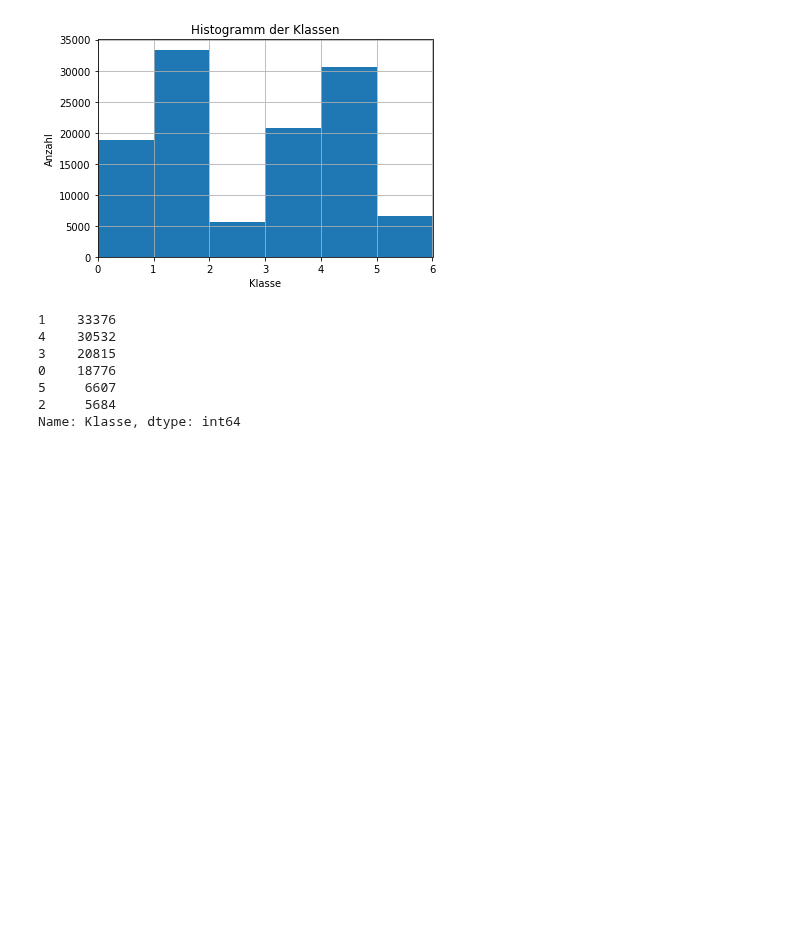
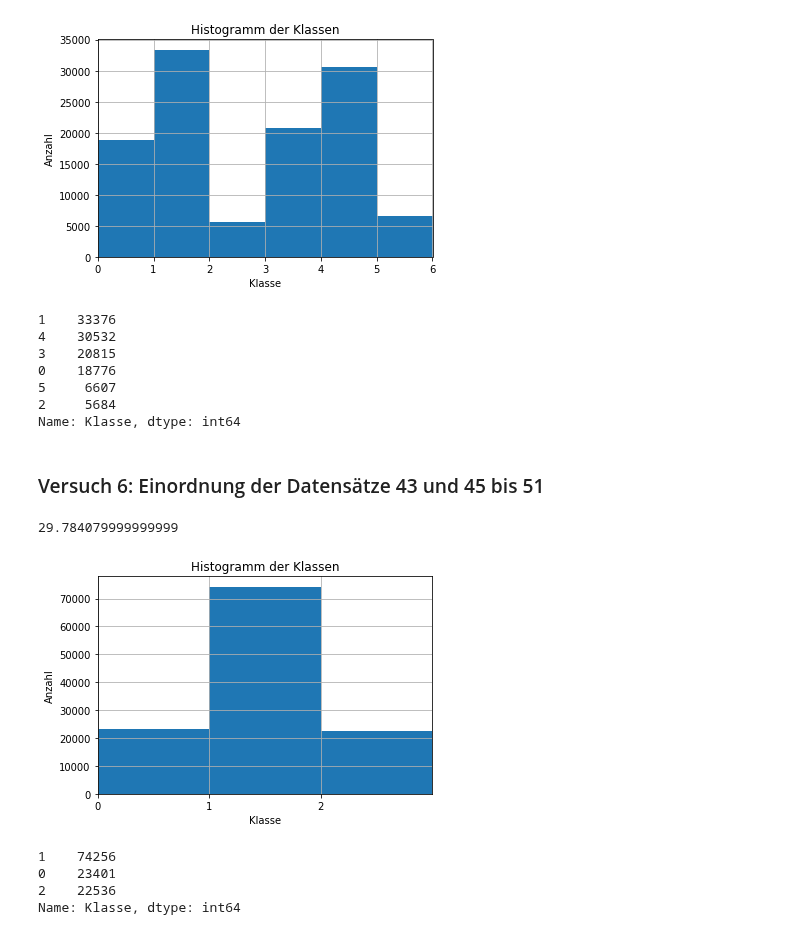
Before and after one commit to SandGreif/FahrradwegeKlassifizierung, a Jupyter notebook: daten_labeln/fuzzyLogic.ipynb, the cells around one changed output. Saved outputs shown, nothing was run; the diff lists cells and outputs as text; code cells hidden in the pictures; blank space fills up the shorter version.

```diff
--- a/daten_labeln/fuzzyLogic.ipynb
+++ b/daten_labeln/fuzzyLogic.ipynb
@@ -1019,3 +1052,5 @@ featuresDf['Klasse'].value_counts()
 5     6607
 2     5684
 Name: Klasse, dtype: int64
+# %% [markdown]
+### Versuch 6: Einordnung der Datensätze 43 und 45 bis 51
@@ -1021,0 +1059,56 @@ Name: Klasse, dtype: int64
+# %%
+maxVibration = featuresDf["Standardabweichung Z-Achse Beschleunigung in m/s^2"].max()
+maxVibration
+# %% [output]
+29.784079999999999
+# %%
+##### Fuzzy System ####
+
+# Wertebereich
+vibration      = np.arange(0,maxVibration,0.001)
+smoothness     = np.arange(0,3           ,1    )
+# Fuzzifizierung Zugehörigkeitsfunktionen
+vibrationLow   = fuzz.trimf(vibration,  [    0, 0,5])
+vibrationMean  = fuzz.trimf (vibration, [    0 ,5,10])
+vibrationHigh  = fuzz.trapmf(vibration, [5,10,maxVibration, maxVibration])
+# Zuordnung der Ausgangsgrößen
+smoothnessGood = fuzz.trimf (smoothness,[0,0,1])
+smoothnessMean = fuzz.trimf (smoothness,[0,1,2])
+smoothnessBad  = fuzz.trimf (smoothness,[1,2,2])
+# %%
+# Klassifizierung der Daten
+featuresDf["Klasse"] = 0
+maxIndex = featuresDf.shape[0]
+i = 0
+classLabels = []
+label = 0
+while i < maxIndex:
+    accZValue = featuresDf["Standardabweichung Z-Achse Beschleunigung in m/s^2"].iloc[i]
+    vibrationLevelLow  = fuzz.interp_membership(vibration, vibrationLow,  accZValue)
+    vibrationLevelMean = fuzz.interp_membership(vibration, vibrationMean,      accZValue)
+    vibrationLevelHigh = fuzz.interp_membership(vibration, vibrationHigh,     accZValue)
+    rule1 = np.fmin(vibrationLevelLow,  smoothnessGood)
+    rule2 = np.fmin(vibrationLevelMean,      smoothnessMean)
+    rule3 = np.fmin(vibrationLevelHigh,     smoothnessBad)
+    accmulation = np.fmax(np.fmax(rule1, rule2),rule3)
+    label = fuzz.defuzz(smoothness, accmulation, 'mom')
+    classLabels.append(int(label))
+    i = i + 1
+featuresDf["Klasse"] = classLabels
+# %%
+plt.xticks(np.arange(0, 2.1, step=1))
+plt.xlim(0,3)
+plt.xlabel("Klasse")
+plt.ylabel("Anzahl")
+plt.title("Histogramm der Klassen")
+featuresDf["Klasse"].hist(bins=[0,1,2,3])
+plt.savefig("histogrammKlassenFuzzyVersuch6.png")
+# %% [output]
+[figure, added]
+# %%
+featuresDf['Klasse'].value_counts()
+# %% [output]
+1    74256
+0    23401
+2    22536
+Name: Klasse, dtype: int64
```
Also changed, not shown: parts of 9 cells of this notebook, 12 other files.
